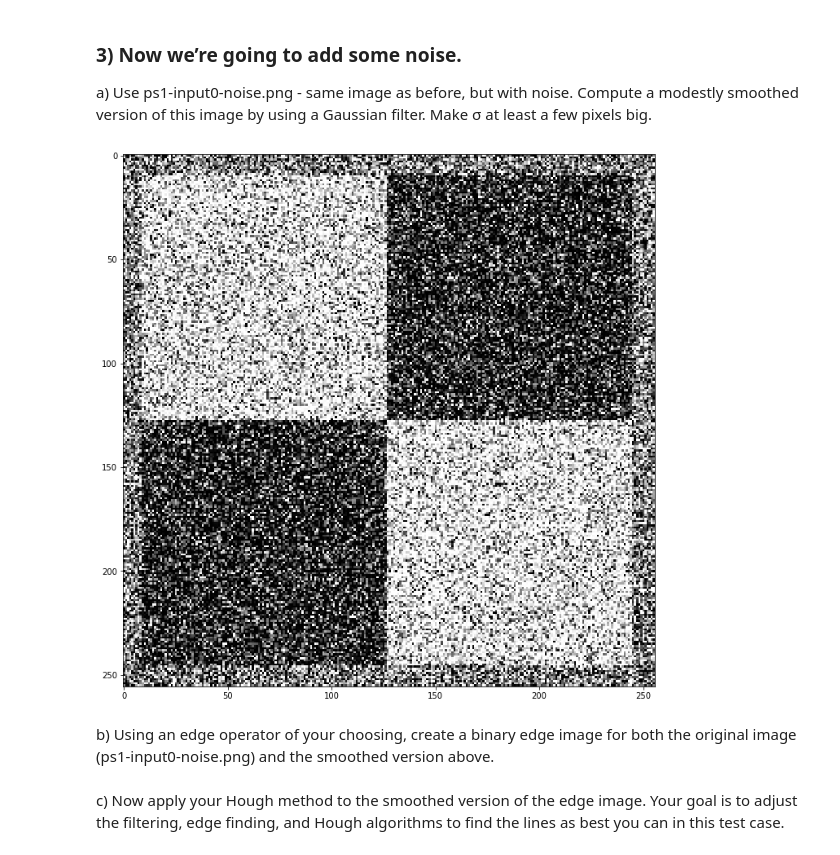
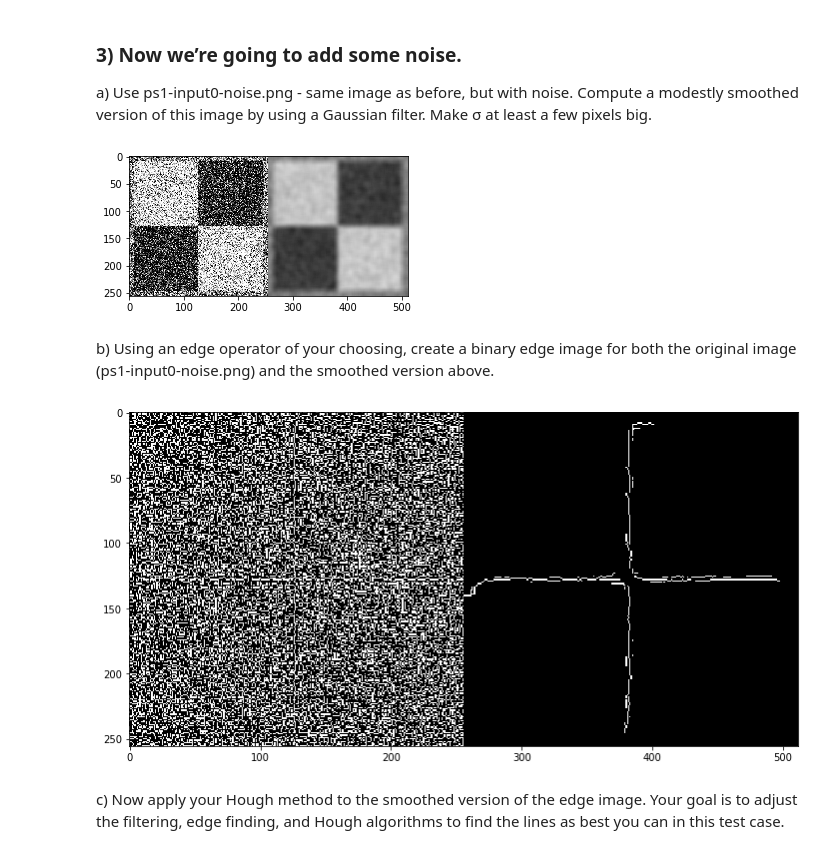
Before and after one commit to karadza3a/intro-to-cv-ud810, a Jupyter notebook: ps1_python/ps1.ipynb, the cells around one changed output. Saved outputs shown, nothing was run; the diff lists cells and outputs as text; code cells hidden in the pictures.

```diff
--- a/ps1_python/ps1.ipynb
+++ b/ps1_python/ps1.ipynb
@@ -11,6 +11,10 @@ def imshow(image):
 def imshow_grayscale(image, extent=None):
     plt.imshow(image, cmap="gray", extent=extent)
 
+def imshow_grayscale_m(images, extent=None):
+    imshow_grayscale(np.concatenate(images, axis=1), extent)
+
+
 %matplotlib inline
 %load_ext autoreload
 %autoreload 2
@@ -111,11 +115,22 @@ plt.gca().set_ylim(im.shape[0], 0)
 
 a) Use ps1-input0-noise.png - same image as before, but with noise. Compute a modestly smoothed version of this image by using a Gaussian filter. Make σ at least a few pixels big.
 # %%
-im = cv2.imread("ps1_python/input/ps1-input0-noise.png")
-imshow_grayscale(im)
+figsize(5, 5)
+
+im = cv2.imread("ps1_python/input/ps1-input0-noise.png", cv2.IMREAD_GRAYSCALE)
+im_smooth = cv2.GaussianBlur(im, (15, 15), 5.)
+
+imshow_grayscale_m((im, im_smooth))
 # %% [output]
-[figure, old version]
+[figure, new version]
 # %% [markdown]
 b) Using an edge operator of your choosing, create a binary edge image for both the original image (ps1-input0-noise.png) and the smoothed version above.
+# %%
+figsize(12, 12)
+c = cv2.Canny(im, 10, 100)
+c_smooth = cv2.Canny(im_smooth, 10, 100)
+imshow_grayscale_m((c, c_smooth))
+# %% [output]
+[figure, added]
 # %% [markdown]
 c) Now apply your Hough method to the smoothed version of the edge image. Your goal is to adjust the filtering, edge finding, and Hough algorithms to find the lines as best you can in this test case.
```
Also changed, not shown: parts of 3 cells of this notebook.
